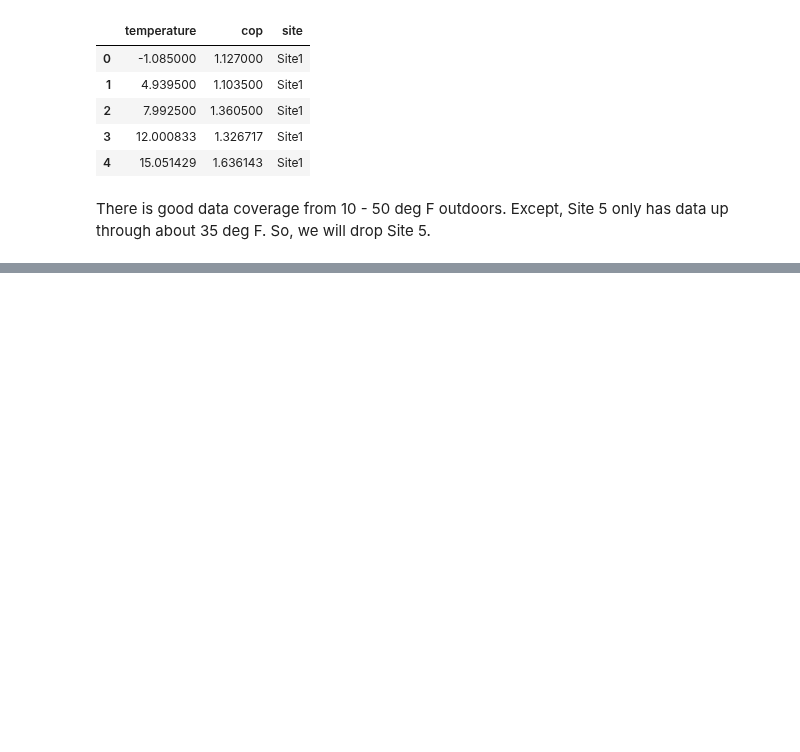
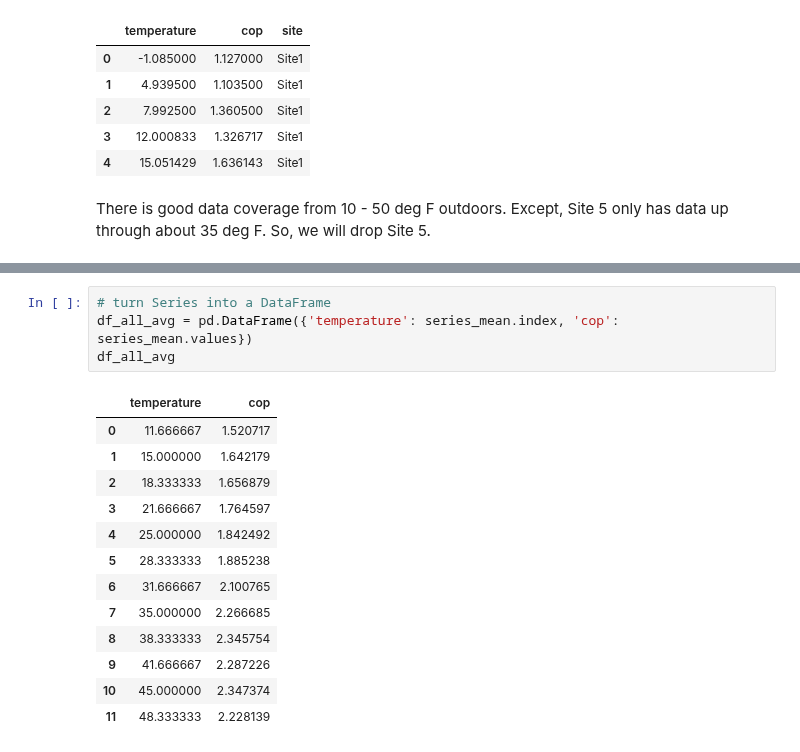
Before and after one commit to alanmitchell/heat-pump-study, a Jupyter notebook: field_studies/ba_2015/ba_2015_analysis.ipynb, the cells around one changed output, grey strips where cells are left out. Cells and saved outputs as stored; diff of their text form; blank space fills up the shorter version.

```diff
--- a/field_studies/ba_2015/ba_2015_analysis.ipynb
+++ b/field_studies/ba_2015/ba_2015_analysis.ipynb
@@ -82 +153,19 @@ df_all.query("site != 'Site5' and temperature >= 10 and temperature <= 50", inpl
+# %%
+# turn Series into a DataFrame
+df_all_avg = pd.DataFrame({'temperature': series_mean.index, 'cop': series_mean.values})
+df_all_avg
+# %% [output]
+|  | temperature | cop |
+| 0 | 11.666667 | 1.520717 |
+| 1 | 15.000000 | 1.642179 |
+| 2 | 18.333333 | 1.656879 |
+| 3 | 21.666667 | 1.764597 |
+| 4 | 25.000000 | 1.842492 |
+| 5 | 28.333333 | 1.885238 |
+| 6 | 31.666667 | 2.100765 |
+| 7 | 35.000000 | 2.266685 |
+| 8 | 38.333333 | 2.345754 |
+| 9 | 41.666667 | 2.287226 |
+| 10 | 45.000000 | 2.347374 |
+| 11 | 48.333333 | 2.228139 |
 # %%
```
Also changed, not shown: parts of 11 cells of this notebook, 3 other files.
